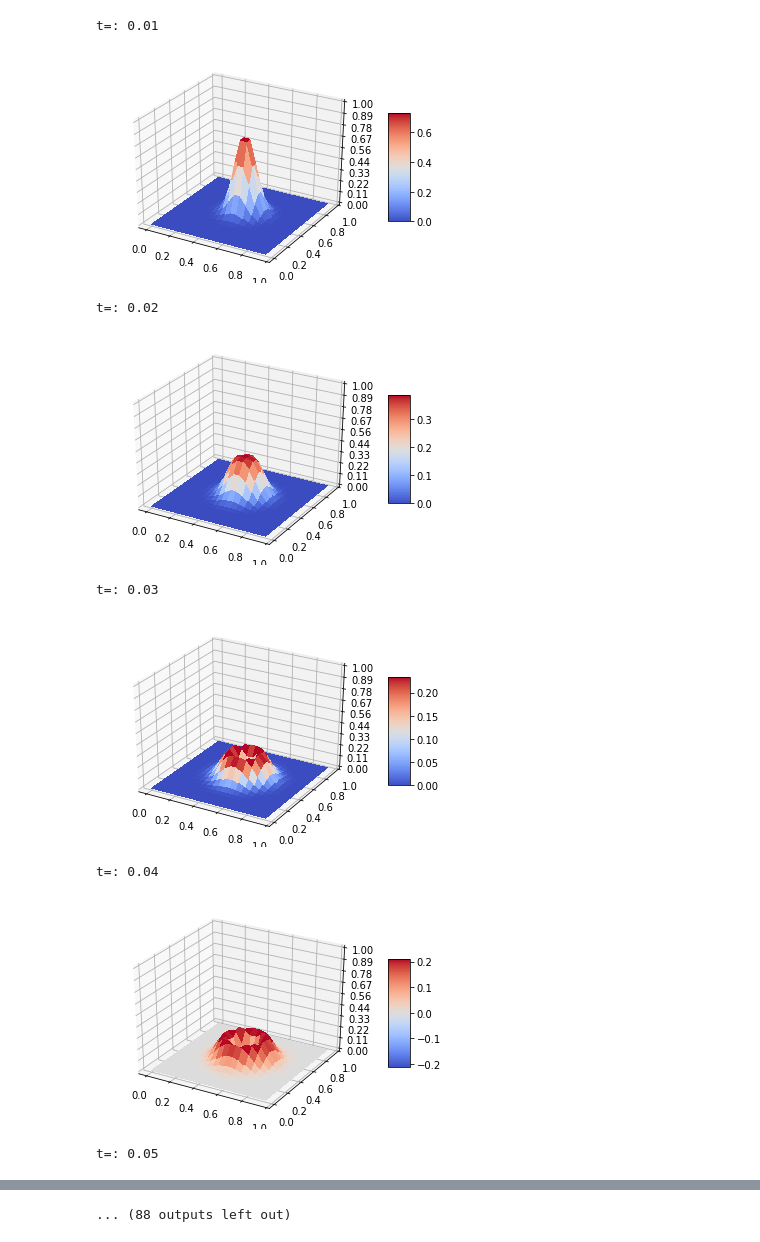
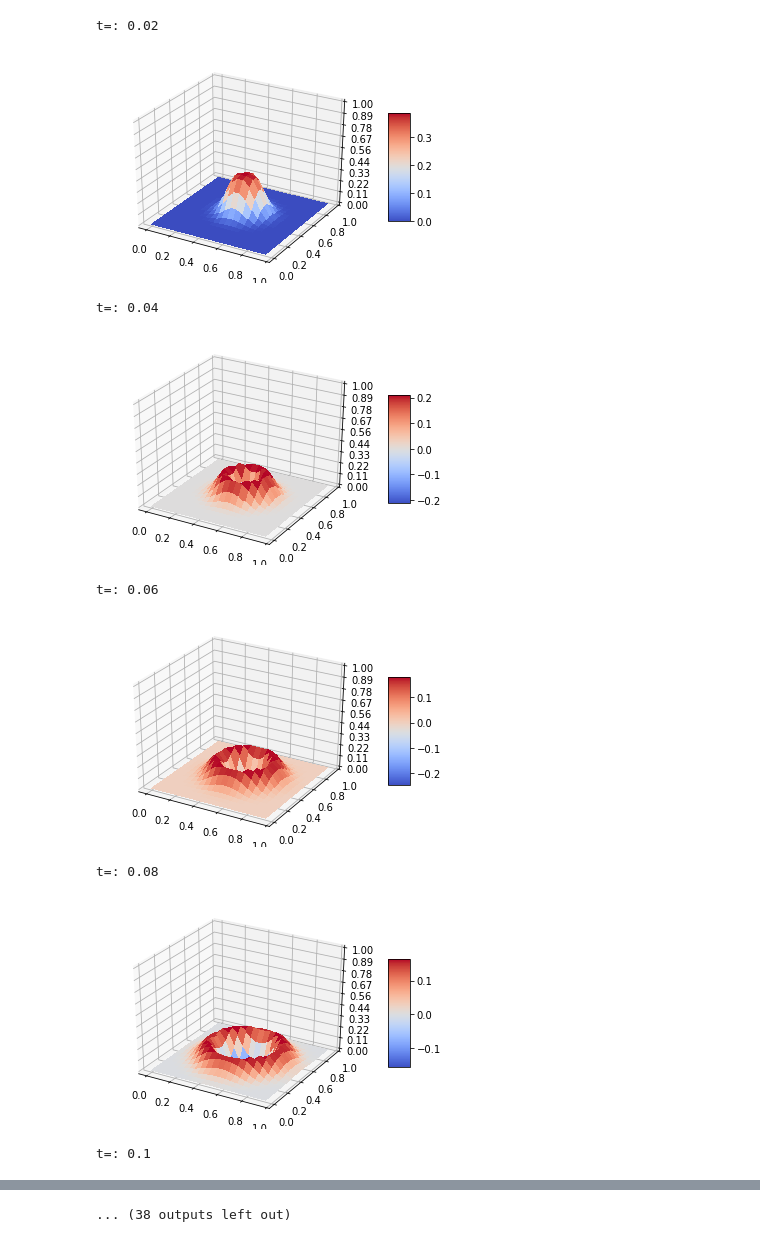
Before and after one commit to oburckard/PFE, a Jupyter notebook: Tsunami.ipynb, the cells around one changed output, grey strips where cells are left out. Cells and saved outputs as stored; diff of their text form; code cells hidden in the pictures.

```diff
--- a/Tsunami.ipynb
+++ b/Tsunami.ipynb
@@ -57,7 +57,7 @@ for tp in t:
   ite += 1
 
   #Pour afficher la surface tous les 5 pas de temps
-  if((ite-1) % 5 == 0):
+  if((ite-1) % 10 == 0):
     fig = plt.figure()
     ax = fig.gca(projection='3d')
     surf = ax.plot_surface(X, Y, F_n, cmap=cm.coolwarm,linewidth=0, antialiased=False)
@@ -113,39 +113,39 @@ for tp in t:
   F_np1[i,j] = -F_nm1[i,j]+2*F_n[i,j]*(1-g*h(xi[i],yj[j])*(dt2_dx2+dt2_dy2))
   F_np1[i,j] = F_np1[i,j]+F_n[i-1,j]*(g*h(xi[i],yj[j])*dt2_dx2-g*dt2_dx2*0.25*(-h(xi[i-1],yj[j])))
   F_np1[i,j] = F_np1[i,j]+F_n[i,j+1]*(g*h(xi[i],yj[j])*dt2_dy2+g*dt2_dy2*0.25*(h(xi[i],yj[j+1])))
 
   #i=N, 1<j<N
   for j in range(1,N,1):
     F_np1[i,j] = -F_nm1[i,j]+2*F_n[i,j]*(1-g*h(xi[i],yj[j])*(dt2_dx2+dt2_dy2))
     F_np1[i,j] = F_np1[i,j]+F_n[i-1,j]*(g*h(xi[i],yj[j])*dt2_dx2-g*dt2_dx2*0.25*(-h(xi[i-1],yj[j])))
     F_np1[i,j] = F_np1[i,j]+F_n[i,j+1]*(g*h(xi[i],yj[j])*dt2_dy2+g*dt2_dy2*0.25*(h(xi[i],yj[j+1])-h(xi[i],yj[j-1])))+F_n[i,j-1]*(g*h(xi[i],yj[j])*dt2_dy2-g*dt2_dy2*0.25*(h(xi[i],yj[j+1])-h(xi[i],yj[j-1])))
 
   #i=j=N
   j=N
   F_np1[i,j] = -F_nm1[i,j]+2*F_n[i,j]*(1-g*h(xi[i],yj[j])*(dt2_dx2+dt2_dy2))
   F_np1[i,j] = F_np1[i,j]+F_n[i-1,j]*(g*h(xi[i],yj[j])*dt2_dx2-g*dt2_dx2*0.25*(-h(xi[i-1],yj[j])))
   F_np1[i,j] = F_np1[i,j]+F_n[i,j-1]*(g*h(xi[i],yj[j])*dt2_dy2-g*dt2_dy2*0.25*(-h(xi[i],yj[j-1])))
 
   #0<i<N, j=N
   for i in range(1,N,1):
     F_np1[i,j] = -F_nm1[i,j]+2*F_n[i,j]*(1-g*h(xi[i],yj[j])*(dt2_dx2+dt2_dy2))
     F_np1[i,j] = F_np1[i,j]+F_n[i+1,j]*(g*h(xi[i],yj[j])*dt2_dx2+g*dt2_dx2*0.25*(h(xi[i+1],yj[j])-h(xi[i-1],yj[j])))+F_n[i-1,j]*(g*h(xi[i],yj[j])*dt2_dx2-g*dt2_dx2*0.25*(h(xi[i+1],yj[j])-h(xi[i-1],yj[j])))
     F_np1[i,j] = F_np1[i,j]+F_n[i,j-1]*(g*h(xi[i],yj[j])*dt2_dy2-g*dt2_dy2*0.25*(-h(xi[i],yj[j-1])))
 
 
 
   #Les positions du temps n-1 prennent les valeurs de celles du temps n et celles du temps n prennent les valeurs du temps n+1
   F_nm1 = F_n*1.0
   F_n = F_np1*1.0
 # %% [output]
 t=: 0.0
 [figure]
-t=: 0.01
+t=: 0.02
-[figure, old version]
+[figure, new version]
-t=: 0.02
+t=: 0.04
-[figure, old version]
+[figure, new version]
-t=: 0.03
+t=: 0.06
-[figure, old version]
+[figure, new version]
-t=: 0.04
+t=: 0.08
-[figure, old version]
+[figure, new version]
-t=: 0.05
+t=: 0.1
@@ -153 +153 @@ t=: 0.05
-... (88 outputs left out)
+... (38 outputs left out)
```
Also changed, not shown: parts of 1 cell of this notebook.
